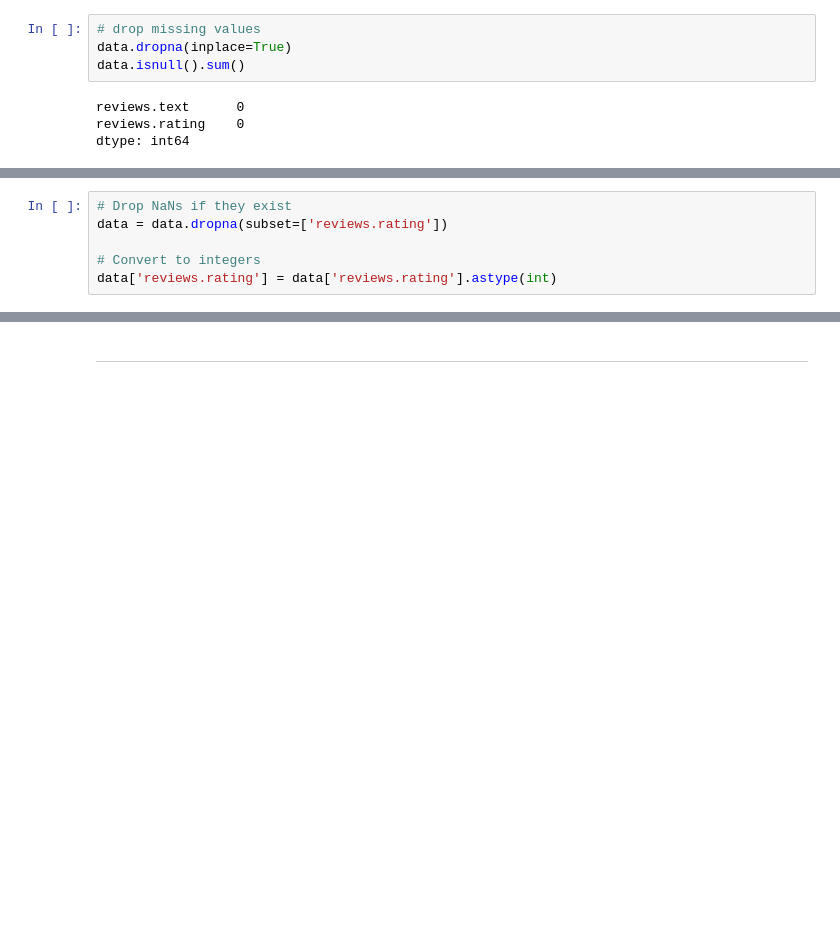
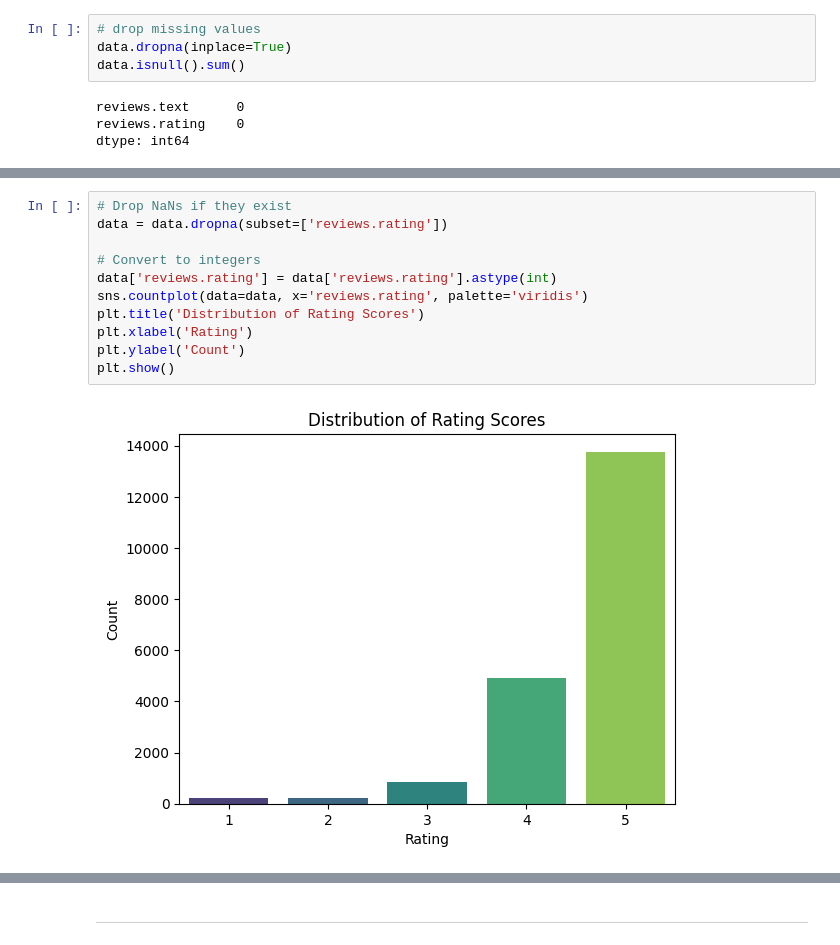
Before and after one commit to s-shahpouri/NLP-LLM, a Jupyter notebook: Sentiment_Analysis.ipynb, the cells around one changed output, grey strips where cells are left out. Drawn from its saved outputs; the diff is of its cells as text; blank space fills up the shorter version.

```diff
--- a/Sentiment_Analysis.ipynb
+++ b/Sentiment_Analysis.ipynb
@@ -129,6 +129,13 @@ Name: count, dtype: int64
 # %%
 # Drop NaNs if they exist
 data = data.dropna(subset=['reviews.rating'])
 
 # Convert to integers
 data['reviews.rating'] = data['reviews.rating'].astype(int)
+sns.countplot(data=data, x='reviews.rating', palette='viridis')
+plt.title('Distribution of Rating Scores')
+plt.xlabel('Rating')
+plt.ylabel('Count')
+plt.show()
+# %% [output]
+[figure, added]
```
Also changed, not shown: parts of 22 cells of this notebook, 1 other file.
